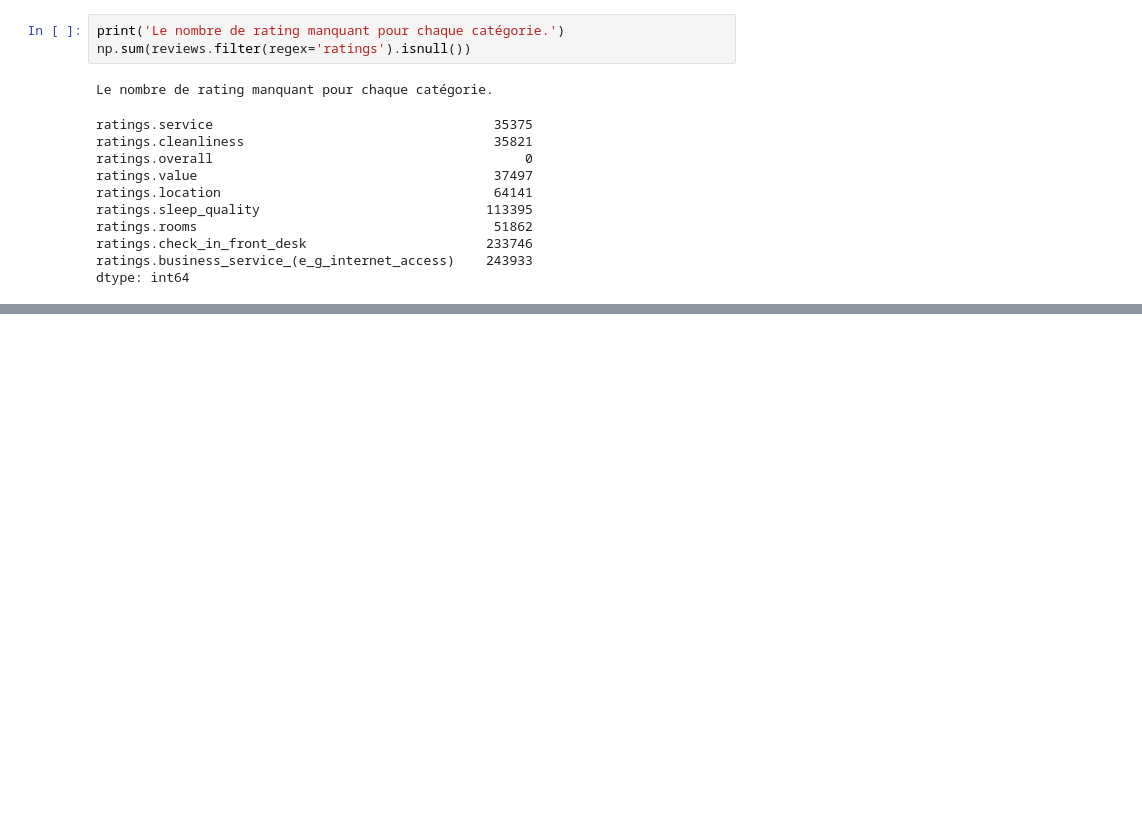
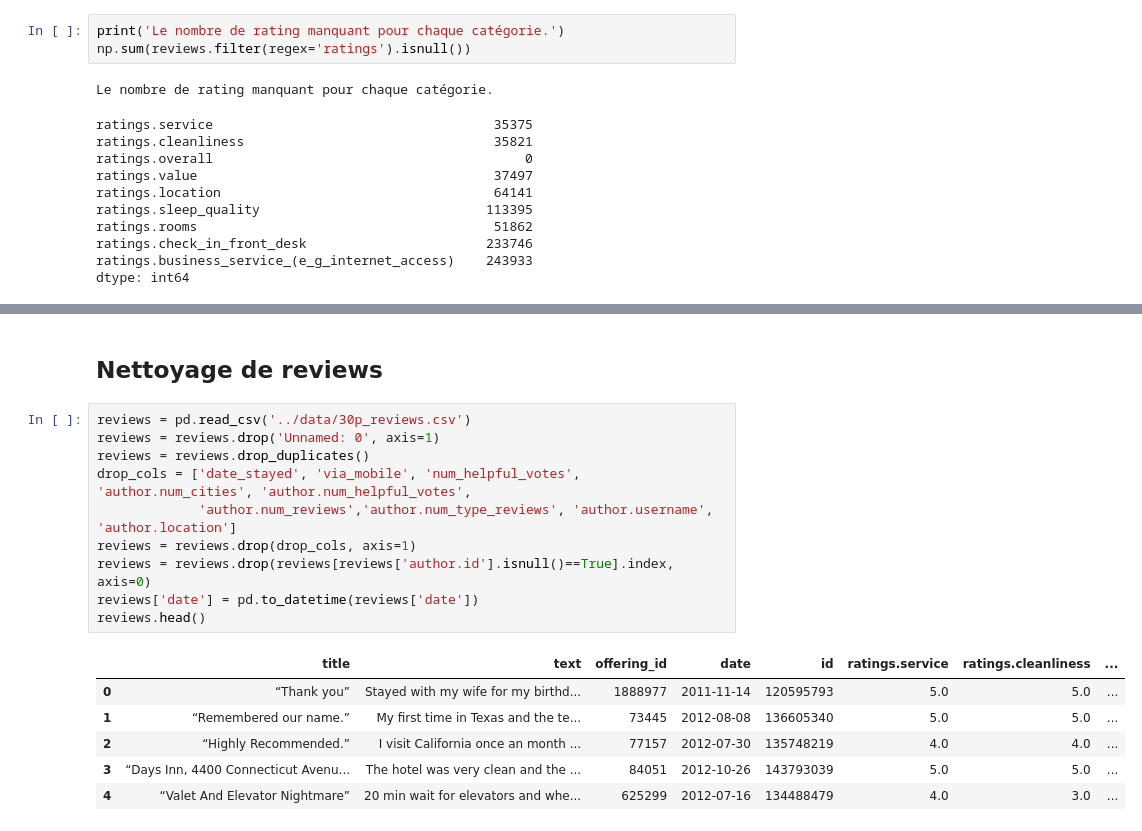
Before and after one commit to AstroNode247/tell-me-my-hotel, a Jupyter notebook: recommandations/ETL_Recs.ipynb, the cells around one changed output, grey strips where cells are left out. Drawn from its saved outputs; the diff is of its cells as text; blank space fills up the shorter version.

```diff
--- a/recommandations/ETL_Recs.ipynb
+++ b/recommandations/ETL_Recs.ipynb
@@ -96,0 +192,19 @@ dtype: int64
+# %% [markdown]
+## Nettoyage de reviews
+# %%
+reviews = pd.read_csv('../data/30p_reviews.csv')
+reviews = reviews.drop('Unnamed: 0', axis=1)
+reviews = reviews.drop_duplicates()
+drop_cols = ['date_stayed', 'via_mobile', 'num_helpful_votes', 'author.num_cities', 'author.num_helpful_votes',
+             'author.num_reviews','author.num_type_reviews', 'author.username', 'author.location']
+reviews = reviews.drop(drop_cols, axis=1)
+reviews = reviews.drop(reviews[reviews['author.id'].isnull()==True].index, axis=0)
+reviews['date'] = pd.to_datetime(reviews['date'])
+reviews.head()
+# %% [output]
+|  | title | text | offering_id | date | id | ratings.service | ratings.cleanliness | ... |
+| 0 | “Thank you” | Stayed with my wife for my birthd... | 1888977 | 2011-11-14 | 120595793 | 5.0 | 5.0 | ... |
+| 1 | “Remembered our name.” | My first time in Texas and the te... | 73445 | 2012-08-08 | 136605340 | 5.0 | 5.0 | ... |
+| 2 | “Highly Recommended.” | I visit California once an month ... | 77157 | 2012-07-30 | 135748219 | 4.0 | 4.0 | ... |
+| 3 | “Days Inn, 4400 Connecticut Avenu... | The hotel was very clean and the ... | 84051 | 2012-10-26 | 143793039 | 5.0 | 5.0 | ... |
+| 4 | “Valet And Elevator Nightmare” | 20 min wait for elevators and whe... | 625299 | 2012-07-16 | 134488479 | 4.0 | 3.0 | ... |
```
Also changed, not shown: parts of 12 cells of this notebook.
